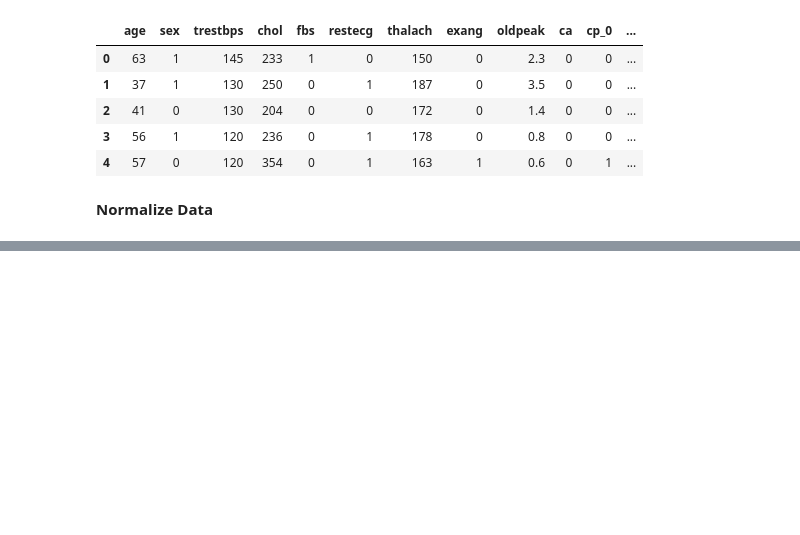
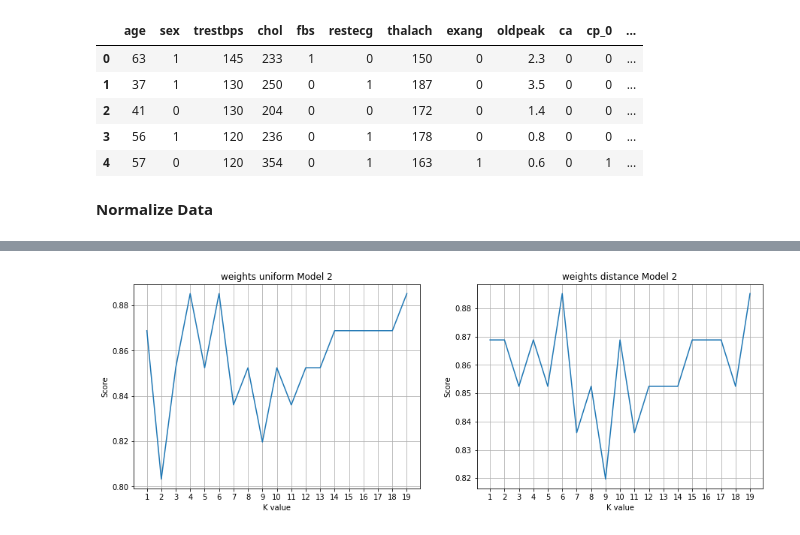
Before and after one commit to SimonBurmer/CodingBurmer-Jupyter-notebook-, a Jupyter notebook: Tensorflow_Sklearn_Heart_Disease_Dataset_pynb.ipynb, the cells around one changed output, grey strips where cells are left out. Cells and saved outputs as stored; diff of their text form; code cells hidden in the pictures; blank space fills up the shorter version.

```diff
--- a/Tensorflow_Sklearn_Heart_Disease_Dataset_pynb.ipynb
+++ b/Tensorflow_Sklearn_Heart_Disease_Dataset_pynb.ipynb
@@ -324,0 +396,24 @@ Image("Source.gv.png", height= 450)
+# %%
+uniformList = scoreList.copy()
+del uniformList[1::2]  # delete every second element, starting from the second
+del scoreList[::2]  # delete every second element (deleting from the first)
+
+plt.figure(figsize= (15,5))
+plt.subplot(1,2,1)
+plt.plot(range(1,20),uniformList)
+plt.xticks(np.arange(1,20,1))
+plt.xlabel("K value")
+plt.ylabel("Score")
+plt.title("weights uniform Model 2")
+plt.grid("True")
+
+plt.subplot(1,2,2)
+plt.plot(range(1,20), scoreList)
+plt.xticks(np.arange(1,20,1))
+plt.xlabel("K value")
+plt.ylabel("Score")
+plt.title("weights distance Model 2")
+plt.grid("True")
+plt.show()
+# %% [output]
+[figure, added]
```
Also changed, not shown: parts of 25 cells of this notebook.
